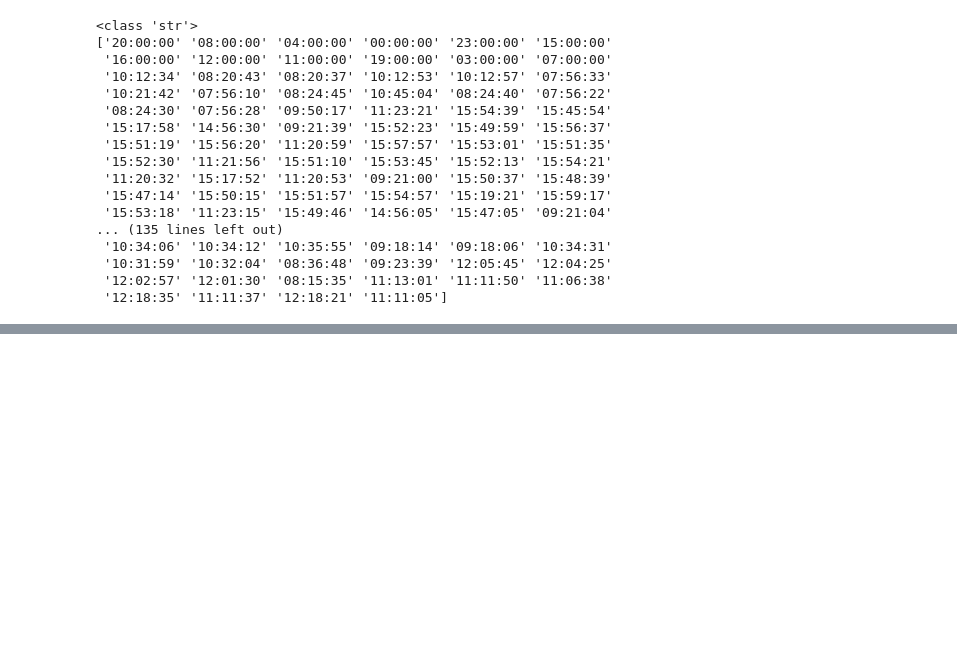
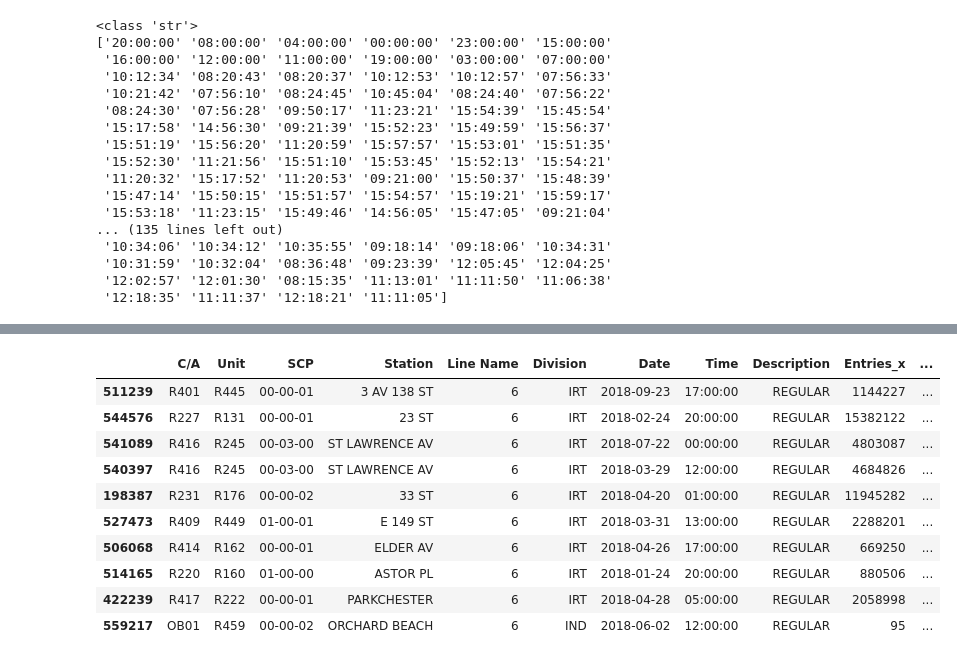
Before and after one commit to sairam1284/Metis_Project_1, a Jupyter notebook: MTA-Data_Manipulation.ipynb, the cells around one changed output, grey strips where cells are left out. Cells and saved outputs as stored; diff of their text form; code cells hidden in the pictures; blank space fills up the shorter version.

```diff
--- a/MTA-Data_Manipulation.ipynb
+++ b/MTA-Data_Manipulation.ipynb
@@ -132,0 +145,2 @@ df_working.sample(20)
+# %%
+df_aug = df_aug.drop_duplicates(subset=['unique_ident'], keep='first')
@@ -132,0 +163,20 @@ df_working.sample(20)
+# %%
+df_init = df_aug[['Entries', 'unique_ident']].copy()
+# %%
+df_join = df_working.merge(df_init, on='unique_ident')
+# %%
+df_join['Entries_Difference'] = df_join['Entries_x'] - df_join['Entries_y']
+# %%
+df_join.sample(10)
+# %% [output]
+|  | C/A | Unit | SCP | Station | Line Name | Division | Date | Time | Description | Entries_x | ... |
+| 511239 | R401 | R445 | 00-00-01 | 3 AV 138 ST | 6 | IRT | 2018-09-23 | 17:00:00 | REGULAR | 1144227 | ... |
+| 544576 | R227 | R131 | 00-00-01 | 23 ST | 6 | IRT | 2018-02-24 | 20:00:00 | REGULAR | 15382122 | ... |
+| 541089 | R416 | R245 | 00-03-00 | ST LAWRENCE AV | 6 | IRT | 2018-07-22 | 00:00:00 | REGULAR | 4803087 | ... |
+| 540397 | R416 | R245 | 00-03-00 | ST LAWRENCE AV | 6 | IRT | 2018-03-29 | 12:00:00 | REGULAR | 4684826 | ... |
+| 198387 | R231 | R176 | 00-00-02 | 33 ST | 6 | IRT | 2018-04-20 | 01:00:00 | REGULAR | 11945282 | ... |
+| 527473 | R409 | R449 | 01-00-01 | E 149 ST | 6 | IRT | 2018-03-31 | 13:00:00 | REGULAR | 2288201 | ... |
+| 506068 | R414 | R162 | 00-00-01 | ELDER AV | 6 | IRT | 2018-04-26 | 17:00:00 | REGULAR | 669250 | ... |
+| 514165 | R220 | R160 | 01-00-00 | ASTOR PL | 6 | IRT | 2018-01-24 | 20:00:00 | REGULAR | 880506 | ... |
+| 422239 | R417 | R222 | 00-00-01 | PARKCHESTER | 6 | IRT | 2018-04-28 | 05:00:00 | REGULAR | 2058998 | ... |
+| 559217 | OB01 | R459 | 00-00-02 | ORCHARD BEACH | 6 | IND | 2018-06-02 | 12:00:00 | REGULAR | 95 | ... |
```
Also changed, not shown: parts of 16 cells of this notebook.
